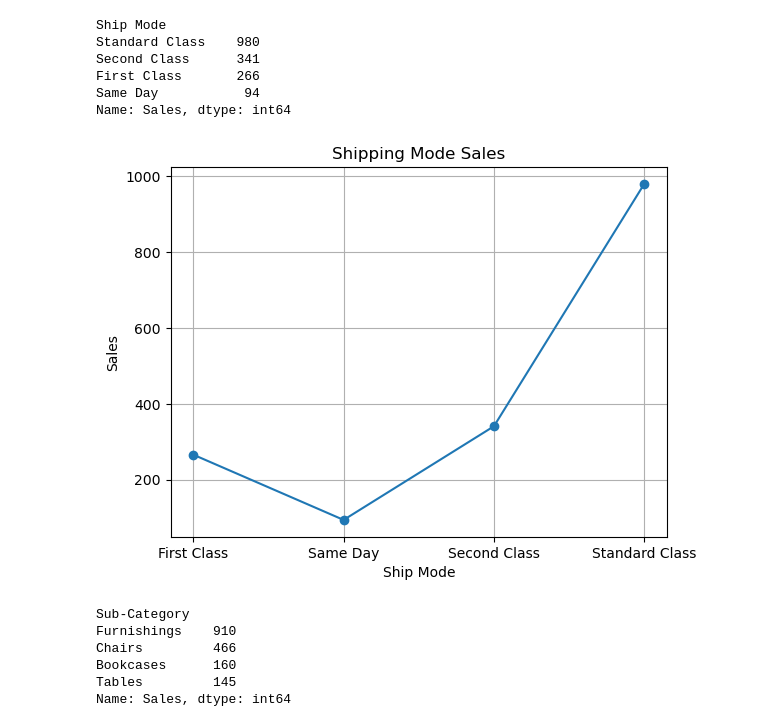
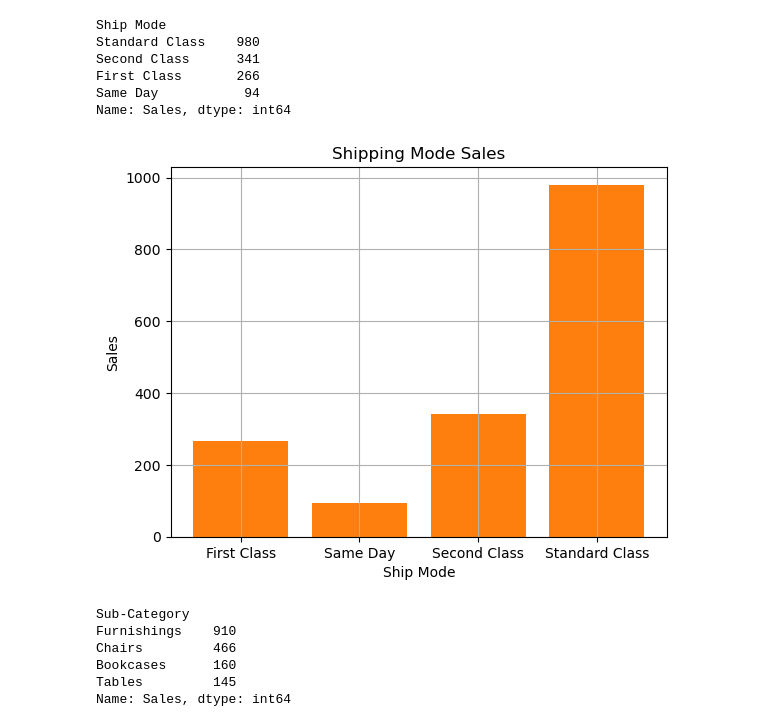
Before and after one commit to dmareee/EDA_Practice, a Jupyter notebook: EDA_sales.ipynb, the cells around one changed output. Drawn from its saved outputs; the diff is of its cells as text; code cells hidden in the pictures.

```diff
--- a/EDA_sales.ipynb
+++ b/EDA_sales.ipynb
@@ -291,14 +291,14 @@ Same Day           94
 Name: Sales, dtype: int64
 # %%
 #plt.figure(figsize=(10, 6))
-plt.plot(shipmode.index, shipmode.values, marker='o', linestyle='-')
+plt.bar(shipmode.index, shipmode.values)
 plt.title('Shipping Mode Sales')
 plt.xlabel('Ship Mode')
 plt.ylabel('Sales')
 plt.grid(True)
 plt.show()
 # %% [output]
-[figure, old version]
+[figure, new version]
 # %%
 #series_sales = salesdf2.groupby('Sub-Category', as_index=False).agg({"Sales" : "sum", "Row ID" : "nunique"})
 #series_sales.sort_values('Sales', ascending=False).head(10)
```
